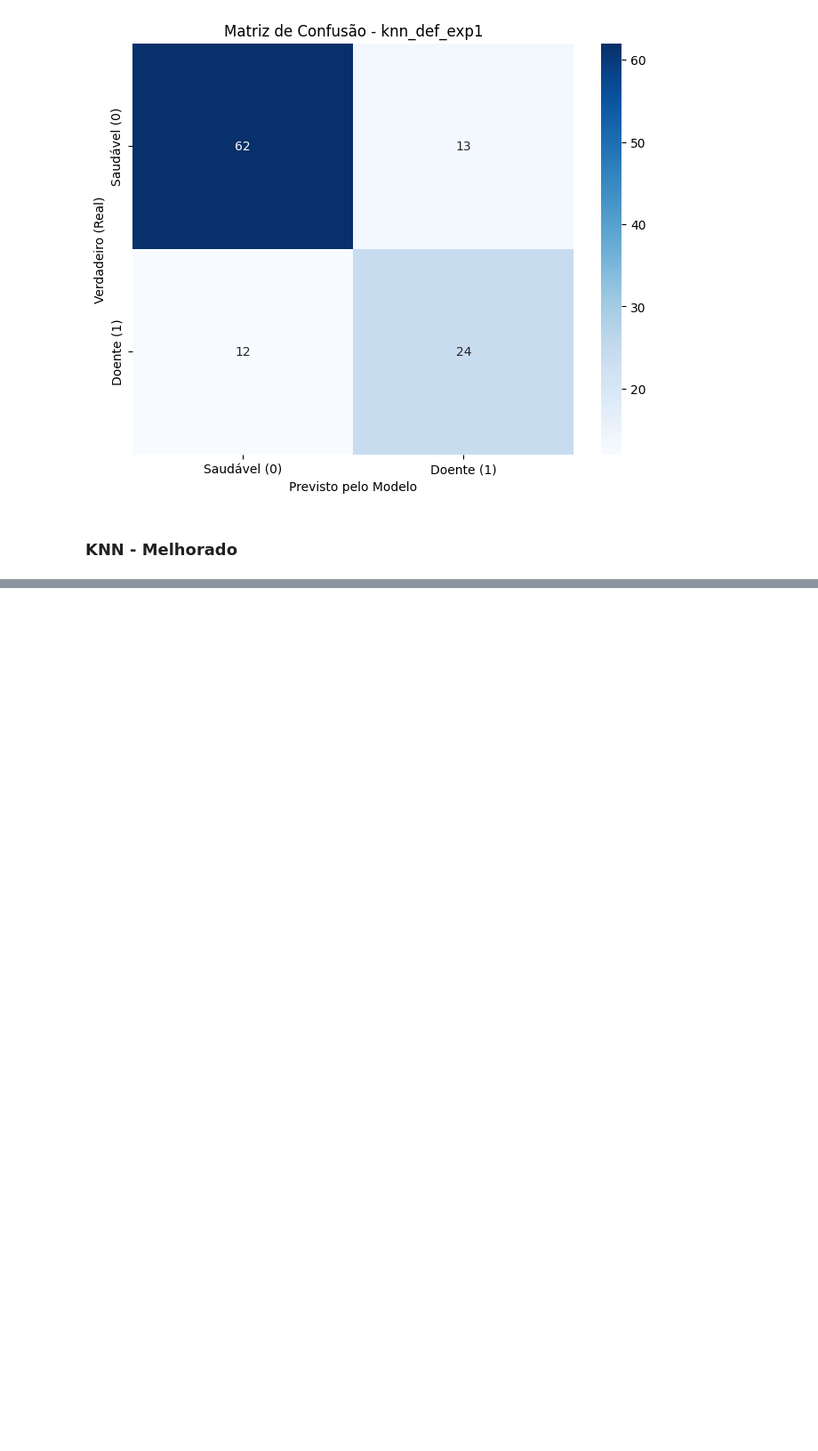
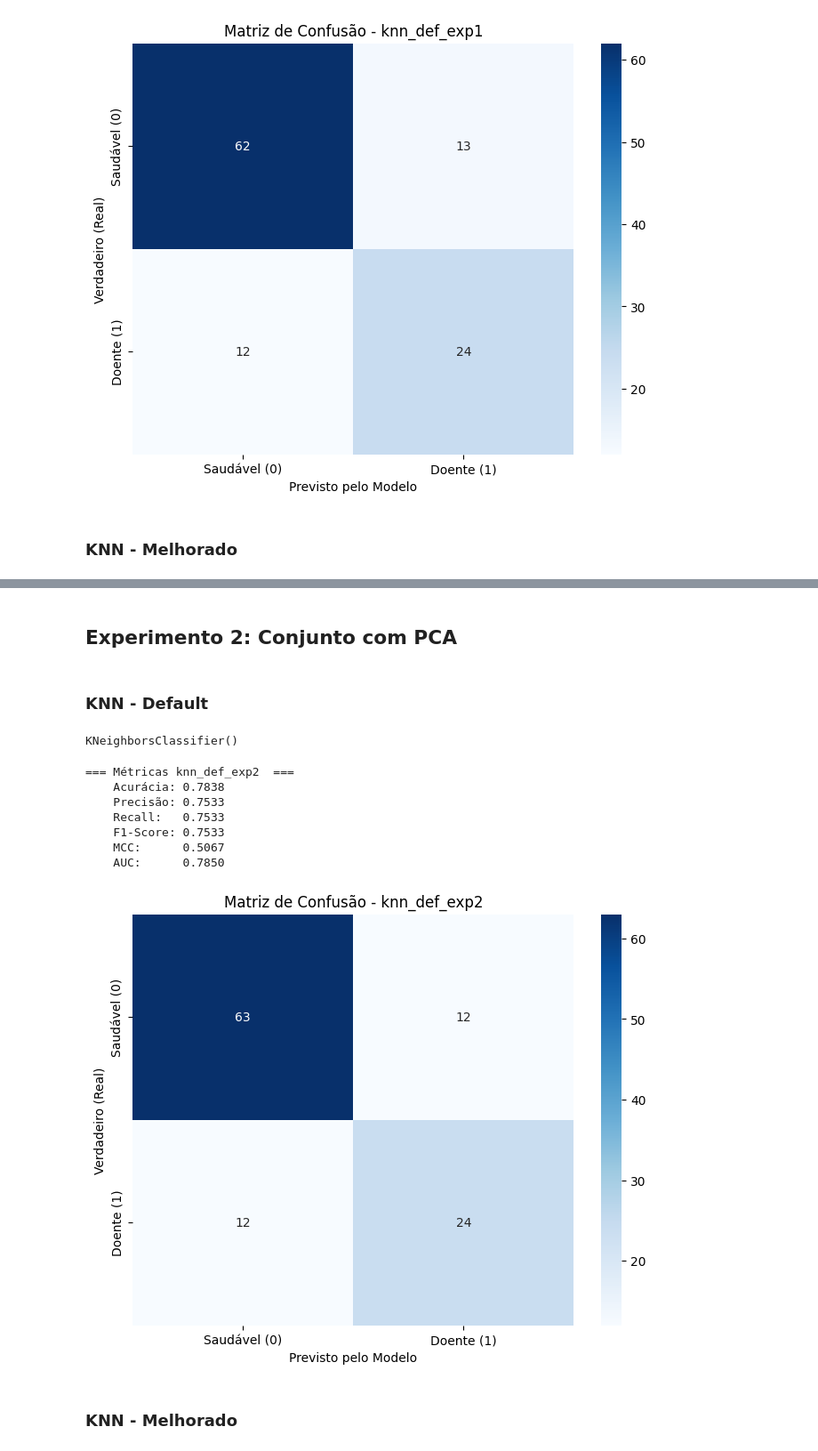
Before and after one commit to RenanCatini/cbc_covid19, a Jupyter notebook: notebooks/03_knn.ipynb, the cells around one changed output, grey strips where cells are left out. Shown at 89% size. Saved outputs shown, nothing was run; the diff lists cells and outputs as text; code cells hidden in the pictures; blank space fills up the shorter version.

```diff
--- a/notebooks/03_knn.ipynb
+++ b/notebooks/03_knn.ipynb
@@ -25,15 +22,15 @@ caminho = '../'
 
 X_test_exp1 = pd.read_csv(caminho + 'database/processed/splitted/X_test.csv')
 X_train_exp1 = pd.read_csv(caminho + 'database/processed/splitted/X_train.csv')
-y_test_exp1 = pd.read_csv(caminho + 'database/processed/splitted/y_test.csv').squeeze()
-y_train_exp1 = pd.read_csv(caminho + 'database/processed/splitted/y_train.csv').squeeze()
+y_test = pd.read_csv(caminho + 'database/processed/splitted/y_test.csv').squeeze()
+y_train = pd.read_csv(caminho + 'database/processed/splitted/y_train.csv').squeeze()
 # %% [markdown]
 ### KNN - Default
 # %%
 from sklearn.neighbors import KNeighborsClassifier
 
 knn_exp1 = KNeighborsClassifier(n_neighbors=5)
-knn_exp1.fit(X_train_exp1, y_train_exp1)
+knn_exp1.fit(X_train_exp1, y_train)
 # %% [output]
 KNeighborsClassifier()
 # %%
@@ -138,3 +102,34 @@ fig.show()
 
 fig = optuna.visualization.plot_optimization_history(experimento_1.study)
 fig.show()
+# %% [markdown]
+## Experimento 2: Conjunto com PCA
+# %%
+X_test_exp2 = pd.read_csv(caminho + 'database/processed/splitted/X_test_pca.csv')
+X_train_exp2 = pd.read_csv(caminho + 'database/processed/splitted/X_train_pca.csv')
+# %% [markdown]
+### KNN - Default
+# %%
+from sklearn.neighbors import KNeighborsClassifier
+
+knn_exp2 = KNeighborsClassifier(n_neighbors=5)
+knn_exp2.fit(X_train_exp2, y_train)
+# %% [output]
+KNeighborsClassifier()
+# %%
+y_pred_def_exp2 = knn_exp2.predict(X_test_exp2)
+y_prob_def_exp2 = knn_exp2.predict_proba(X_test_exp2)[:, 1]
+
+evaluate_model(y_test, y_pred_def_exp2, y_prob_def_exp2, 'knn_def_exp2')
+save_results(y_pred_def_exp2, y_prob_def_exp2, 'knn_def_exp2', caminho)
+# %% [output]
+=== Métricas knn_def_exp2  ===
+    Acurácia: 0.7838
+    Precisão: 0.7533
+    Recall:   0.7533
+    F1-Score: 0.7533
+    MCC:      0.5067
+    AUC:      0.7850
+[figure, added]
+# %% [markdown]
+### KNN - Melhorado
```
Also changed, not shown: parts of 6 cells of this notebook, 5 other files.
